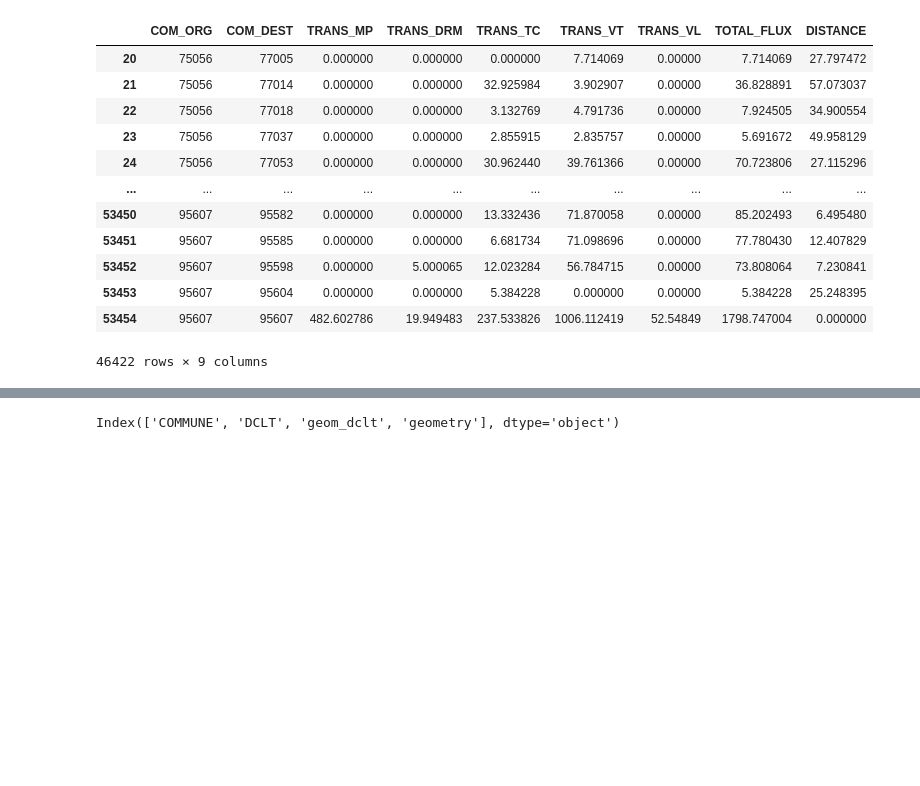
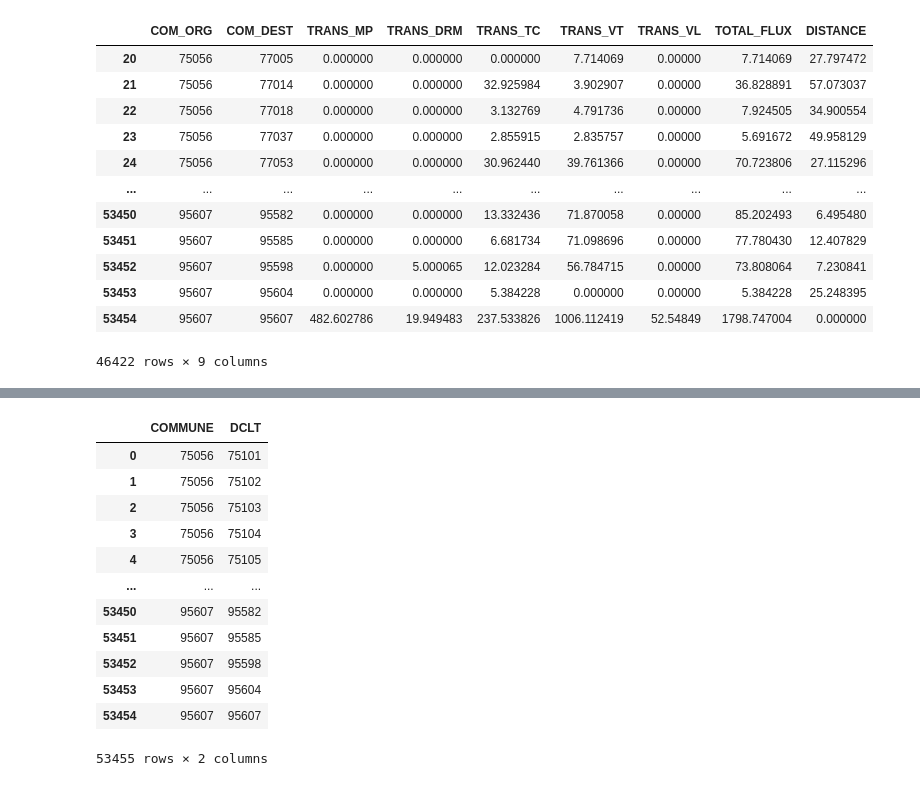
Before and after one commit to MarcelAssie/SpatialAnalysisProject, a Jupyter notebook: scripts/test.ipynb, the cells around one changed output, grey strips where cells are left out. Cells and saved outputs as stored; diff of their text form; code cells hidden in the pictures; blank space fills up the shorter version.

```diff
--- a/scripts/test.ipynb
+++ b/scripts/test.ipynb
@@ -226,4 +249,18 @@ combined_file = gpd.read_file("../data/input/COMMUNE_COMMUNS_DCLT.gpkg")
 # %%
-combined_file.columns
+# combined_file
+combined_file_no_geom = combined_file.drop(columns=['geometry', 'geom_dclt'])
+combined_file_no_geom
 # %% [output]
+|  | COMMUNE | DCLT |
+| 0 | 75056 | 75101 |
+| 1 | 75056 | 75102 |
+| 2 | 75056 | 75103 |
+| 3 | 75056 | 75104 |
+| 4 | 75056 | 75105 |
+| ... | ... | ... |
+| 53450 | 95607 | 95582 |
+| 53451 | 95607 | 95585 |
+| 53452 | 95607 | 95598 |
+| 53453 | 95607 | 95604 |
+| 53454 | 95607 | 95607 |
-Index(['COMMUNE', 'DCLT', 'geom_dclt', 'geometry'], dtype='object')
+53455 rows × 2 columns
```
Also changed, not shown: parts of 6 cells of this notebook, 21 other files.
